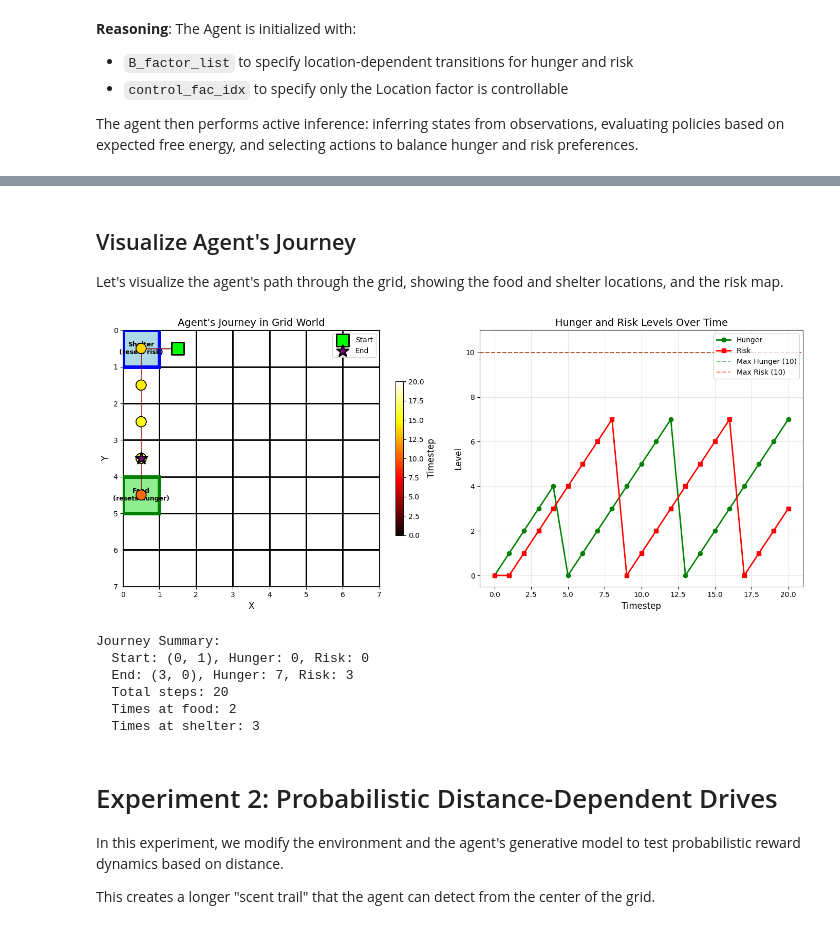
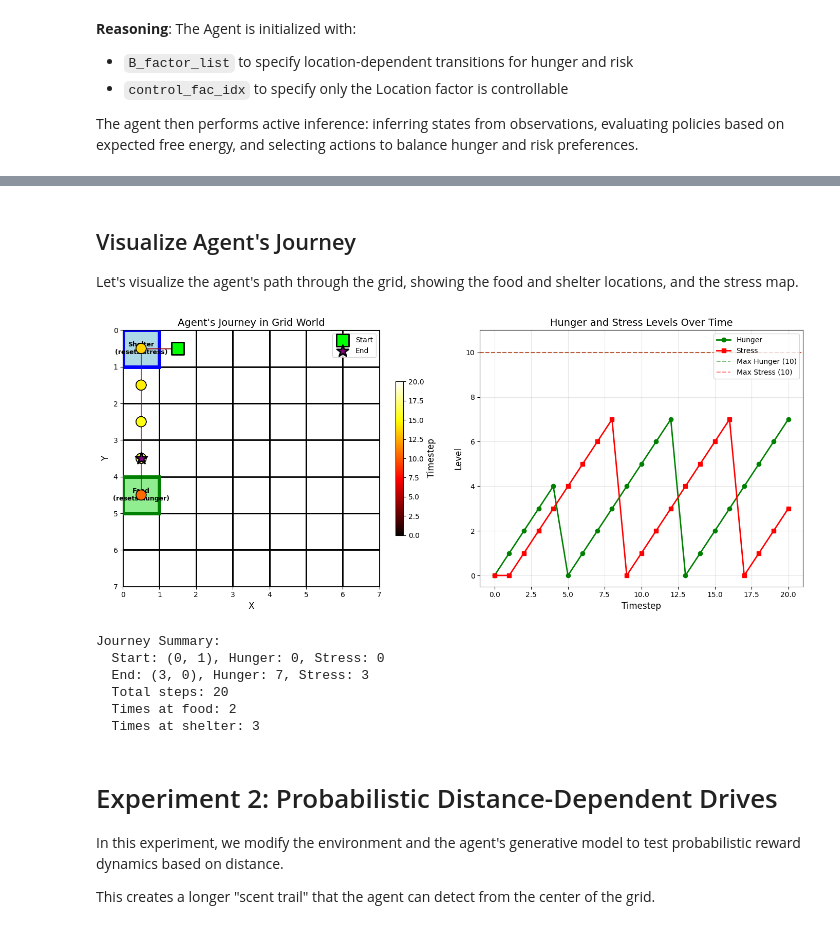
Before and after one commit to Ryan-Palmer/Active-Inference-Agent, a Jupyter notebook: docs/notebooks/Forager.ipynb, the cells around one changed output, grey strips where cells are left out. Drawn from its saved outputs; the diff is of its cells as text; code cells hidden in the pictures.

Commit message:
Rename 'risk' to 'stress' as that better captures is accumulative nature

```diff
--- a/docs/notebooks/Forager.ipynb
+++ b/docs/notebooks/Forager.ipynb
@@ -65,7 +65,7 @@ The user provided specific instructions for defining the environment parameters,
 # Scalable grid world configuration
 grid_dims = [7, 7]  # 7x7 grid (49 locations)
 max_hunger = 10      # 0-7 (8 levels)
-max_risk = 10        # 0-7 (8 levels)
+max_stress = 10        # 0-7 (8 levels)
 
 shelter_location = (0, 0) # Top-left corner
 food_location = (4, 0) # Food is 4 steps down from shelter
@@ -84,7 +84,7 @@ while not it.finished:
 distance = abs(food_location[0]-shelter_location[0]) + abs(food_location[1]-shelter_location[1])
 
 print(f"Grid Dimensions: {grid_dims}")
-print(f"Maximum Hunger/Risk Level: {max_hunger}")
+print(f"Maximum Hunger/Stress Level: {max_hunger}")
 print(f"Food Location: {food_location}")
 print(f"Shelter Location: {shelter_location}")
 print(f"Manhattan distance: {distance} steps") # Without a 'reward trail', policies must be at least the manhattan distance from the goal to see any (extrinsic) reward signal.
@@ -490,19 +490,19 @@ if n_hunger > 2:
         scale = (np.exp(exp_steepness * progress) - 1) / (np.exp(exp_steepness) - 1)
         C[1][i] = penalty_max * scale
 
-# Risk Preferences - symmetrical with hunger
-n_risk = len(C[2])
+# Stress Preferences - symmetrical with hunger
+n_stress = len(C[2])
 C[2][-1] = penalty_max
-if n_risk > 2:
-    for i in range(0, n_risk - 1):
-        denominator = (n_risk) - 1
+if n_stress > 2:
+    for i in range(0, n_stress - 1):
+        denominator = (n_stress) - 1
         progress = i / denominator if denominator > 0 else 1.0
         scale = (np.exp(exp_steepness * progress) - 1) / (np.exp(exp_steepness) - 1)
         C[2][i] = penalty_max * scale
 
 print("C (prior preferences) vector filled.")
 print(f"Hunger preferences: {np.round(C[1], 2)}")
-print(f"Risk preferences: {np.round(C[2], 2)}")
+print(f"Stress preferences: {np.round(C[2], 2)}")
 print("\nPreferences scaled automatically to state space dimensions.")
 # %% [output]
 C (prior preferences) vector filled.
@@ -533,21 +533,21 @@ D = utils.obj_array_uniform(num_states)
 # Set agent's initial beliefs:
 # - Location: center of grid (2,2)
 # - Hunger: 0 (satiated)
-# - Risk: 0 (safe)
+# - Stress: 0 (safe)
 start_loc = (2, 2)
 start_loc_idx = loc_list.index(start_loc)
 start_hunger = 0
-start_risk = 0
+start_stress = 0
 
 # One-hot vectors for each factor
 D[0] = utils.onehot(start_loc_idx, num_grid_points)  # Location
 D[1] = utils.onehot(start_hunger, num_hunger)        # Hunger
-D[2] = utils.onehot(start_risk, num_risk)            # Risk
+D[2] = utils.onehot(start_stress, num_stress)            # Stress
 
 print("D (prior over initial hidden states) vector filled.")
 print(f"  D[0] Location: starts at {start_loc} (idx {start_loc_idx})")
 print(f"  D[1] Hunger: starts at {start_hunger}")
-print(f"  D[2] Risk: starts at {start_risk}")
+print(f"  D[2] Stress: starts at {start_stress}")
 # %% [output]
 D (prior over initial hidden states) vector filled.
   D[0] Location: starts at (2, 2) (idx 16)
@@ -782,7 +782,7 @@ Simulation finished.
 # %% [markdown]
 ## Visualize Agent's Journey
 
-Let's visualize the agent's path through the grid, showing the food and shelter locations, and the risk map.
+Let's visualize the agent's path through the grid, showing the food and shelter locations, and the stress map.
 # %%
 import matplotlib.pyplot as plt
 import matplotlib.patches as patches
@@ -821,7 +821,7 @@ ax.text(food_location[1]+0.5, food_location[0]+0.5, 'Food\n(resets hunger)', fon
 shelter_rect = patches.Rectangle((shelter_location[1], shelter_location[0]), 1.0, 1.0,
                                   linewidth=5, edgecolor='blue', facecolor='lightblue')
 ax.add_patch(shelter_rect)
-ax.text(shelter_location[1]+0.5, shelter_location[0]+0.5, 'Shelter\n(resets risk)', fontsize=9,
+ax.text(shelter_location[1]+0.5, shelter_location[0]+0.5, 'Shelter\n(resets stress)', fontsize=9,
         ha='center', va='center', fontweight='bold')
 
 # Plot the agent's path
@@ -842,44 +842,44 @@ sm = plt.cm.ScalarMappable(cmap='hot', norm=plt.Normalize(vmin=0, vmax=T))
 sm.set_array([])
 cbar = plt.colorbar(sm, ax=ax, shrink=0.6)
 cbar.set_label('Timestep', fontsize=12)
 
 ax.legend(loc='upper right', fontsize=10)
 ax.set_xlim(0, grid_dims[1])
 ax.set_ylim(grid_dims[0], 0)
 ax.set_aspect('equal')
 ax.set_xlabel('X', fontsize=12)
 ax.set_ylabel('Y', fontsize=12)
 ax.set_title(f"Agent's Journey in Grid World", fontsize=14)
 
-# Right plot: Hunger and Risk over time
+# Right plot: Hunger and Stress over time
 ax2 = axes[1]
 timesteps = np.arange(len(history_of_hunger))
 ax2.plot(timesteps, history_of_hunger, 'g-o', label='Hunger', linewidth=2, markersize=6)
-ax2.plot(timesteps, history_of_risk, 'r-s', label='Risk', linewidth=2, markersize=6)
+ax2.plot(timesteps, history_of_stress, 'r-s', label='Stress', linewidth=2, markersize=6)
 ax2.axhline(y=max_hunger, color='g', linestyle='--', alpha=0.5, label=f'Max Hunger ({max_hunger})')
-ax2.axhline(y=max_risk, color='r', linestyle='--', alpha=0.5, label=f'Max Risk ({max_risk})')
+ax2.axhline(y=max_stress, color='r', linestyle='--', alpha=0.5, label=f'Max Stress ({max_stress})')
 ax2.set_xlabel('Timestep', fontsize=12)
 ax2.set_ylabel('Level', fontsize=12)
-ax2.set_title('Hunger and Risk Levels Over Time', fontsize=14)
+ax2.set_title('Hunger and Stress Levels Over Time', fontsize=14)
 ax2.legend(loc='upper right')
-ax2.set_ylim(-0.5, max(max_hunger, max_risk) + 1)
+ax2.set_ylim(-0.5, max(max_hunger, max_stress) + 1)
 ax2.grid(True, alpha=0.3)
 
 plt.tight_layout()
 plt.show()
 
 # Print summary
 print(f"\nJourney Summary:")
-print(f"  Start: {history_of_locs[0]}, Hunger: {history_of_hunger[0]}, Risk: {history_of_risk[0]}")
-print(f"  End: {history_of_locs[-1]}, Hunger: {history_of_hunger[-1]}, Risk: {history_of_risk[-1]}")
+print(f"  Start: {history_of_locs[0]}, Hunger: {history_of_hunger[0]}, Stress: {history_of_stress[0]}")
+print(f"  End: {history_of_locs[-1]}, Hunger: {history_of_hunger[-1]}, Stress: {history_of_stress[-1]}")
 print(f"  Total steps: {len(history_of_locs)-1}")
 print(f"  Times at food: {sum(1 for loc in history_of_locs if loc == food_location)}")
 print(f"  Times at shelter: {sum(1 for loc in history_of_locs if loc == shelter_location)}")
 # %% [output]
-[figure, old version]
+[figure, new version]
 Journey Summary:
-  Start: (0, 1), Hunger: 0, Risk: 0
-  End: (3, 0), Hunger: 7, Risk: 3
+  Start: (0, 1), Hunger: 0, Stress: 0
+  End: (3, 0), Hunger: 7, Stress: 3
   Total steps: 20
   Times at food: 2
   Times at shelter: 3
```
Also changed, not shown: parts of 22 cells of this notebook.
